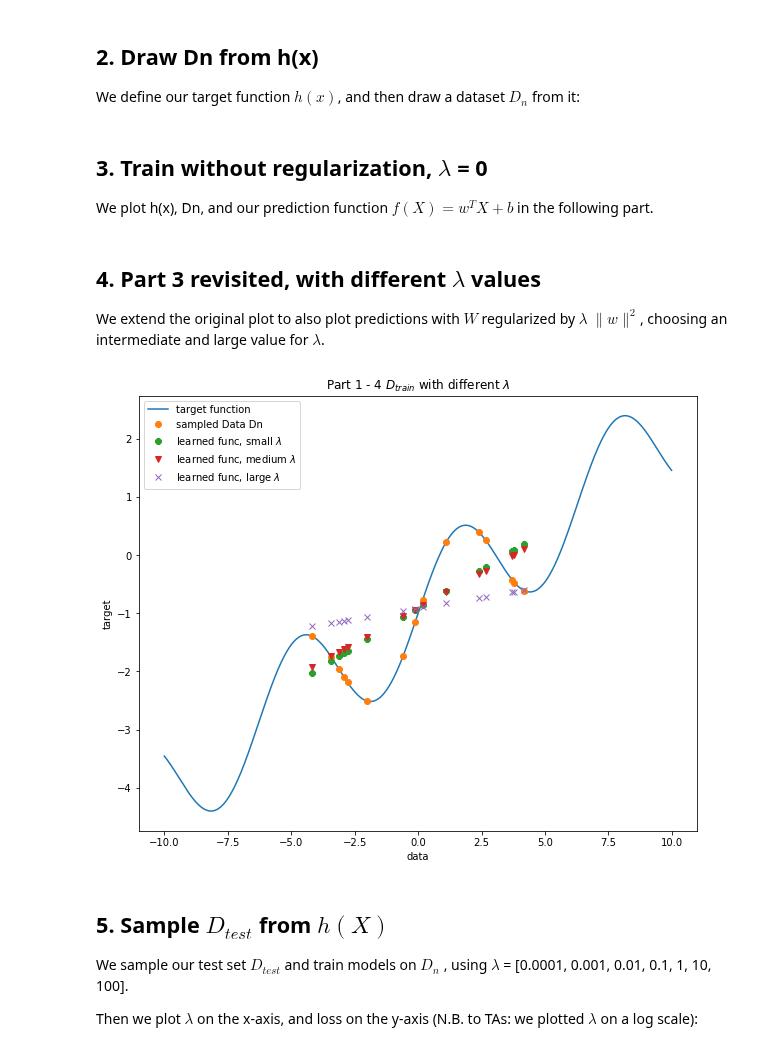
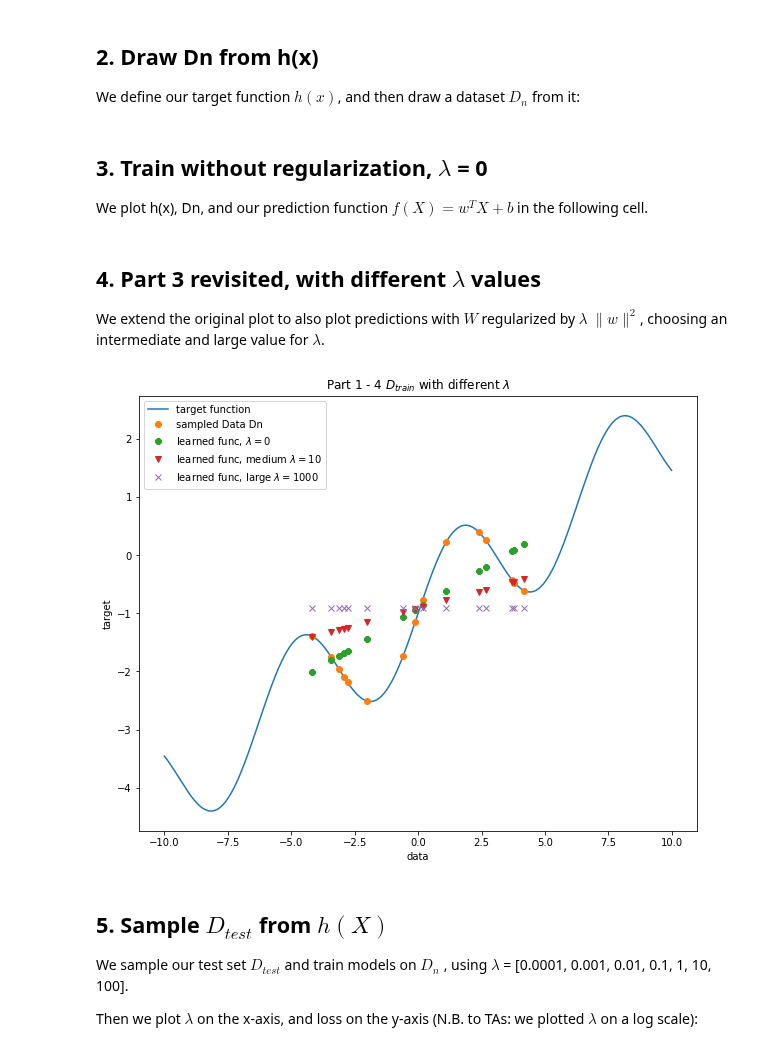
Before and after one commit to violetguos/ift6390, a Jupyter notebook: Homework 2/Practical.ipynb, the cells around one changed output. Cells and saved outputs as stored; diff of their text form; code cells hidden in the pictures.

```diff
--- a/Homework 2/Practical.ipynb
+++ b/Homework 2/Practical.ipynb
@@ -65,7 +65,7 @@ target = hX(data)
 dataDn = [data, target]
 # %% [markdown]
 ##  3. Train without regularization, $\lambda$ = 0
-We plot h(x), Dn, and our prediction function $f(X) = w^T X + b $ in the following part.
+We plot h(x), Dn, and our prediction function $f(X) = w^T X + b $ in the following cell.
 # %% [markdown]
 ## 4. Part 3 revisited, with different $\lambda$ values
 We extend the original plot to also plot predictions with $W$ regularized by $\lambda$ $\lVert w \rVert^2$, choosing an intermediate and large value for $\lambda$.
@@ -78,46 +78,47 @@ bias = 0
 regGDsmallParam = []
 regGDMedParam = []
 regGDLargeParam = []
 
-#Small lambda
-weight = np.random.rand(1)
-bias = 0
-regGDsmall = gradDescent(weightedDecay = 0.01, stepSize = 0.00025)
-regGDsmallParam = regGDsmall.regression_gradient(weight, bias, dataDn[0], dataDn[1])
+
+# No Lambda
+regGDnoRegParam = []
+regGDnoReg = gradDescent(weightedDecay = 0, stepSize = 0.00025)
+regGDnoRegParam = regGDnoReg.regression_gradient(weight, bias, dataDn[0], dataDn[1])
+
 
 # Medium lambda
 weight = np.random.rand(1)
 bias = 0
-regGDMed = gradDescent(weightedDecay = 1, stepSize = 0.00025)
+regGDMed = gradDescent(weightedDecay = 10, stepSize = 0.00025)
 regGDMedParam = regGDMed.regression_gradient(weight, bias, dataDn[0], dataDn[1])
 
 # Large lambda
 weight = np.random.rand(1)
 bias = 0
-regGDLarge = gradDescent(weightedDecay = 20, stepSize = 0.00025)
+regGDLarge = gradDescent(weightedDecay = 1000, stepSize = 0.00025)
 regGDLargeParam = regGDLarge.regression_gradient(weight, bias, dataDn[0], dataDn[1])
 
 # Use the learned parameters to define a linear function
-learnedFuncSmall = (regGDsmallParam[0] * dataDn[0]) + regGDsmallParam[1]
+learnedFuncZero = regGDnoRegParam[0] * dataDn[0] + regGDnoRegParam[1]
 learnedFuncMed = (regGDMedParam[0] * dataDn[0]) + regGDMedParam[1]
 learnedFuncLarge = (regGDLargeParam[0] * dataDn[0]) + regGDLargeParam[1]
 
 # Then plot the functions
 xvals = np.arange(-10, 10, 0.01)
 plt.rcParams['figure.figsize'] = [10, 8]
 
 plt.plot(xvals, hX(xvals), label = "target function")
-plt.plot(dataDn[0], target, 'o', label="sampled Data Dn")
-plt.plot(dataDn[0], learnedFuncSmall, '8', label = "learned func, small $\lambda$")
-plt.plot(dataDn[0], learnedFuncMed, 'v', label = "learned func, medium $\lambda$")
-plt.plot(dataDn[0], learnedFuncLarge, 'x', label = "learned func, large $\lambda$")
+plt.plot(dataDn[0], dataDn[1], 'o', label="sampled Data Dn")
+plt.plot(dataDn[0], learnedFuncZero, '8', label = "learned func, $\lambda = 0$")
+plt.plot(dataDn[0], learnedFuncMed, 'v', label = "learned func, medium $\lambda = 10$")
+plt.plot(dataDn[0], learnedFuncLarge, 'x', label = "learned func, large $\lambda = 1000$")
 plt.xlabel("data")
 plt.ylabel("target")
 plt.title("Part 1 - 4 $D_{train}$ with different $\lambda$")
 plt.legend(loc='best')
 plt.show()
 # %% [output]
-[figure, old version]
+[figure, new version]
 # %% [markdown]
 ## 5. Sample $D_{test}$ from $h(X)$
 
```
Also changed, not shown: parts of 11 cells of this notebook.
